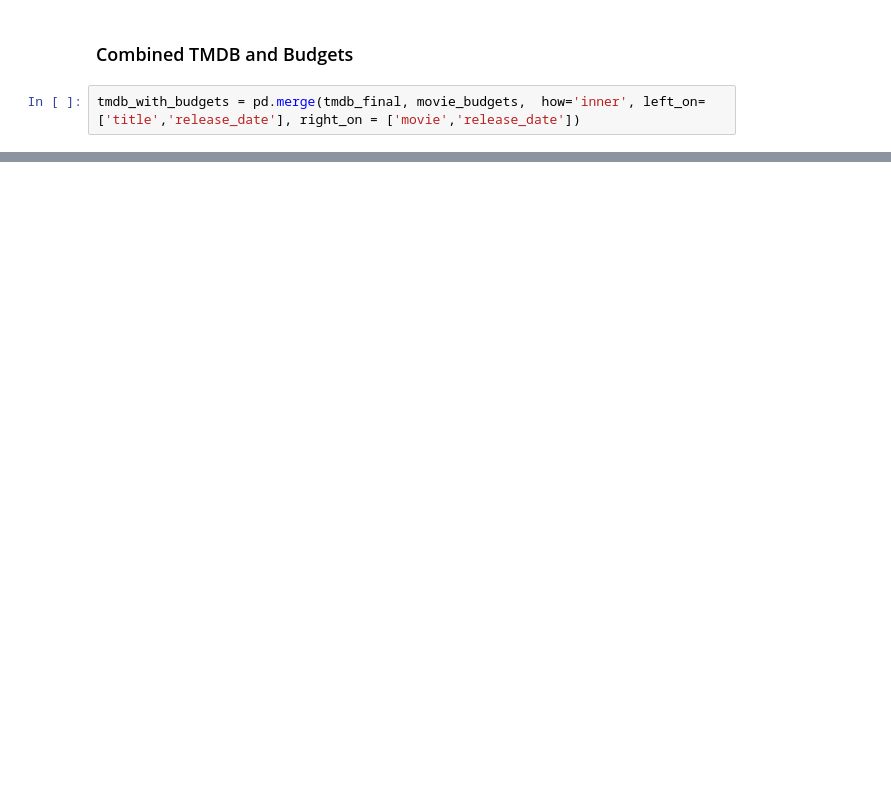
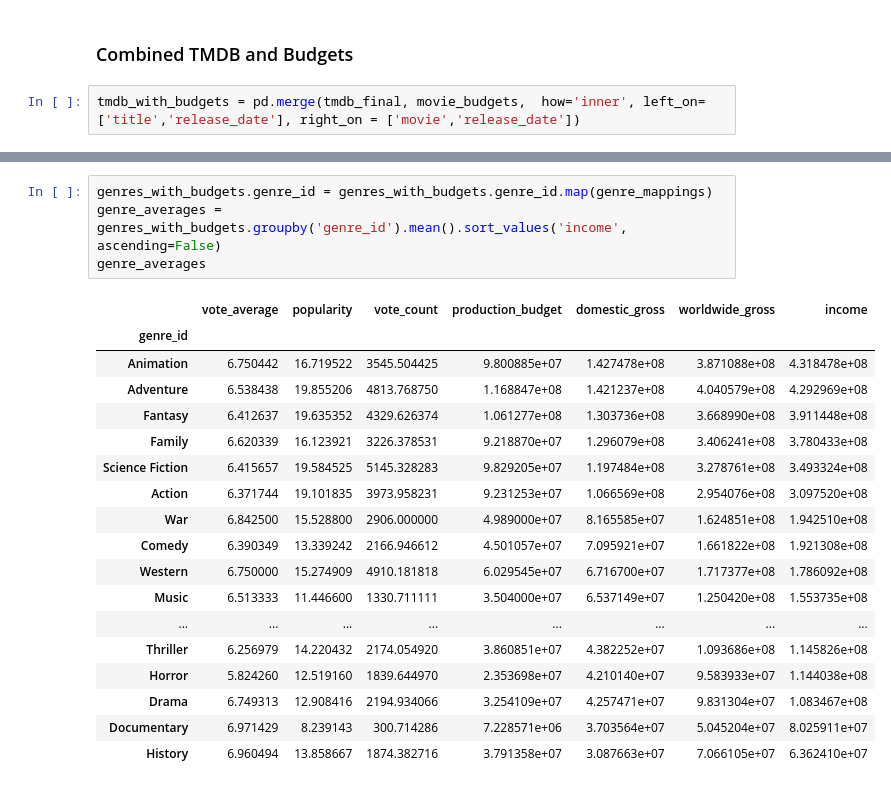
Before and after one commit to Jhuue/Flatiron-Capstone1, a Jupyter notebook: Exploratory Notebooks/Shane.ipynb, the cells around one changed output, grey strips where cells are left out. Saved outputs shown, nothing was run; the diff lists cells and outputs as text; blank space fills up the shorter version.

```diff
--- a/Exploratory Notebooks/Shane.ipynb
+++ b/Exploratory Notebooks/Shane.ipynb
@@ -437,0 +306,23 @@ tmdb_final.sort_values('vote_average', ascending=False).head(20)
+# %%
+genres_with_budgets.genre_id = genres_with_budgets.genre_id.map(genre_mappings)
+genre_averages = genres_with_budgets.groupby('genre_id').mean().sort_values('income', ascending=False)
+genre_averages
+# %% [output]
+|  | vote_average | popularity | vote_count | production_budget | domestic_gross | worldwide_gross | income |
+| genre_id |  |  |  |  |  |  |  |
+| Animation | 6.750442 | 16.719522 | 3545.504425 | 9.800885e+07 | 1.427478e+08 | 3.871088e+08 | 4.318478e+08 |
+| Adventure | 6.538438 | 19.855206 | 4813.768750 | 1.168847e+08 | 1.421237e+08 | 4.040579e+08 | 4.292969e+08 |
+| Fantasy | 6.412637 | 19.635352 | 4329.626374 | 1.061277e+08 | 1.303736e+08 | 3.668990e+08 | 3.911448e+08 |
+| Family | 6.620339 | 16.123921 | 3226.378531 | 9.218870e+07 | 1.296079e+08 | 3.406241e+08 | 3.780433e+08 |
+| Science Fiction | 6.415657 | 19.584525 | 5145.328283 | 9.829205e+07 | 1.197484e+08 | 3.278761e+08 | 3.493324e+08 |
+| Action | 6.371744 | 19.101835 | 3973.958231 | 9.231253e+07 | 1.066569e+08 | 2.954076e+08 | 3.097520e+08 |
+| War | 6.842500 | 15.528800 | 2906.000000 | 4.989000e+07 | 8.165585e+07 | 1.624851e+08 | 1.942510e+08 |
+| Comedy | 6.390349 | 13.339242 | 2166.946612 | 4.501057e+07 | 7.095921e+07 | 1.661822e+08 | 1.921308e+08 |
+| Western | 6.750000 | 15.274909 | 4910.181818 | 6.029545e+07 | 6.716700e+07 | 1.717377e+08 | 1.786092e+08 |
+| Music | 6.513333 | 11.446600 | 1330.711111 | 3.504000e+07 | 6.537149e+07 | 1.250420e+08 | 1.553735e+08 |
+| ... | ... | ... | ... | ... | ... | ... | ... |
+| Thriller | 6.256979 | 14.220432 | 2174.054920 | 3.860851e+07 | 4.382252e+07 | 1.093686e+08 | 1.145826e+08 |
+| Horror | 5.824260 | 12.519160 | 1839.644970 | 2.353698e+07 | 4.210140e+07 | 9.583933e+07 | 1.144038e+08 |
+| Drama | 6.749313 | 12.908416 | 2194.934066 | 3.254109e+07 | 4.257471e+07 | 9.831304e+07 | 1.083467e+08 |
+| Documentary | 6.971429 | 8.239143 | 300.714286 | 7.228571e+06 | 3.703564e+07 | 5.045204e+07 | 8.025911e+07 |
+| History | 6.960494 | 13.858667 | 1874.382716 | 3.791358e+07 | 3.087663e+07 | 7.066105e+07 | 6.362410e+07 |
```
Also changed, not shown: parts of 31 cells of this notebook.
